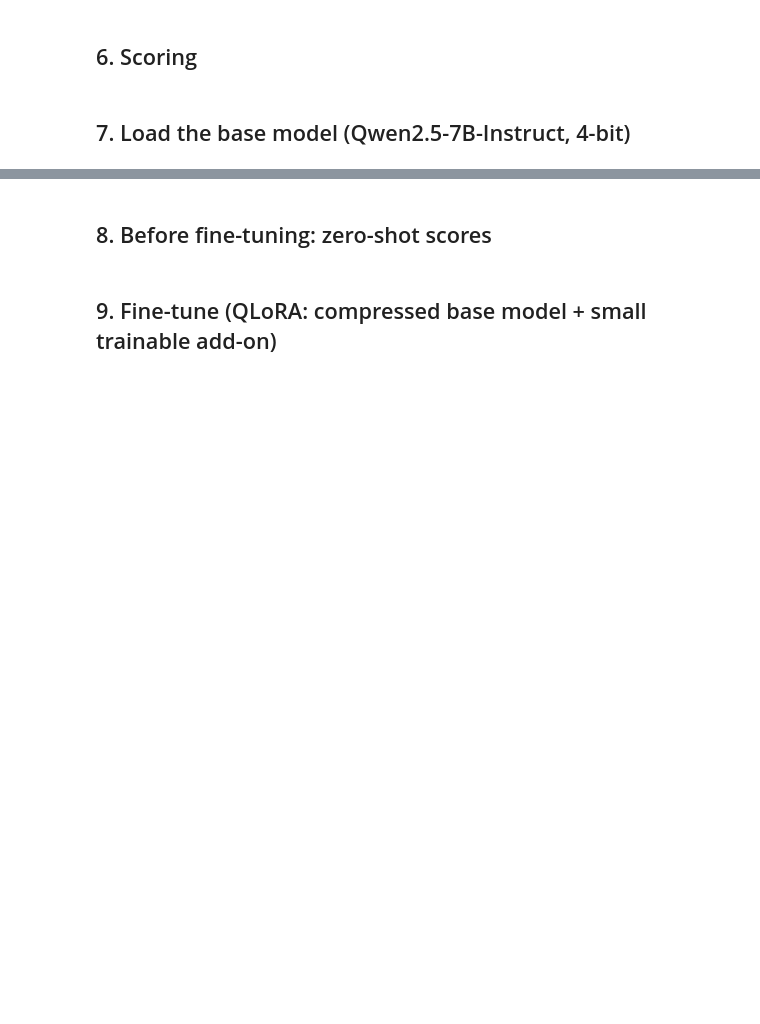
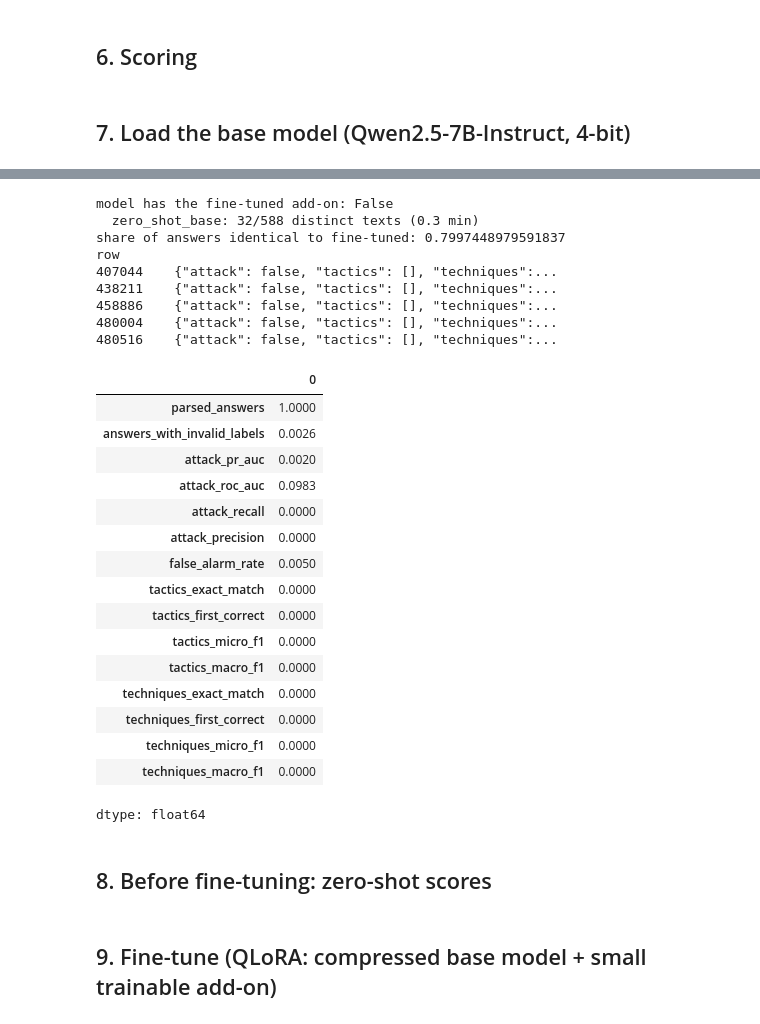
Before and after one commit to aakashvardhan/cyber-threat-detection, a Jupyter notebook: notebooks/fine_tuned_llm/UWF_LLM_Finetune.ipynb, the cells around one changed output, grey strips where cells are left out. Saved outputs shown, nothing was run; the diff lists cells and outputs as text; code cells hidden in the pictures; blank space fills up the shorter version.

```diff
--- a/notebooks/fine_tuned_llm/UWF_LLM_Finetune.ipynb
+++ b/notebooks/fine_tuned_llm/UWF_LLM_Finetune.ipynb
@@ -275,7 +311,8 @@ print(f"\nprompt length ≈ {len(SYSTEM_PROMPT) // 4 + 250} tokens")
 ## 6. Scoring
 # %%
 from sklearn.metrics import average_precision_score, f1_score, roc_auc_score
-
+import numpy as np
+import pandas as pd
 
 def score_predictions(pred: pd.DataFrame, frame: pd.DataFrame) -> dict:
     """pred: index aligned with frame; columns p_attack, attack_pred, tactics_pred, techniques_pred, parsed, invalid."""
@@ -295,8 +332,8 @@ def score_predictions(pred: pd.DataFrame, frame: pd.DataFrame) -> dict:
     }
     attacks = frame["attack"].to_numpy()
     for key, classes in [("tactics", TACTICS), ("techniques", TECHNIQUES)]:
-        true_lists = frame.loc[attacks, key].tolist()
-        pred_lists = pred.loc[attacks, f"{key}_pred"].tolist()
+        true_lists = [list(x) if isinstance(x, (list, np.ndarray, set)) else [] for x in frame.loc[attacks, key]]
+        pred_lists = [list(x) if isinstance(x, (list, np.ndarray, set)) else [] for x in pred.loc[attacks, f"{key}_pred"]]
         keep = [i for i, t in enumerate(true_lists) if t]
         if not keep:
             continue
@@ -307,29 +344,16 @@ def score_predictions(pred: pd.DataFrame, frame: pd.DataFrame) -> dict:
             for c in pred_lists[i]: P[row, index[c]] = 1
         present = Y.sum(0) > 0
         scores[f"{key}_exact_match"] = float(np.mean([set(true_lists[i]) == set(pred_lists[i]) for i in keep]))
-        scores[f"{key}_first_correct"] = float(np.mean([bool(pred_lists[i]) and pred_lists[i][0] in true_lists[i] for i in keep]))
+        scores[f"{key}_first_correct"] = float(np.mean([len(pred_lists[i]) > 0 and pred_lists[i][0] in true_lists[i] for i in keep]))
         scores[f"{key}_micro_f1"] = float(f1_score(Y, P, average="micro", zero_division=0))
         scores[f"{key}_macro_f1"] = float(f1_score(Y[:, present], P[:, present], average="macro", zero_division=0))
     return scores
-
-
-def per_technique(pred: pd.DataFrame, frame: pd.DataFrame) -> pd.DataFrame:
-    rows = []
-    attacks = frame["attack"].to_numpy()
-    for technique in sorted(set(t for ts in frame.loc[attacks, "techniques"] for t in ts)):
-        mask = frame["techniques"].map(lambda ts: technique in ts).to_numpy() & attacks
-        found = pred.loc[mask, "techniques_pred"].map(lambda ts: technique in ts)
-        rows.append({"technique": technique, "test_connections": int(mask.sum()),
-                     "learnable (in training data)": technique in learnable, "recall": float(found.mean())})
-    return pd.DataFrame(rows).sort_values("test_connections", ascending=False)
 # %% [markdown]
 ## 7. Load the base model (Qwen2.5-7B-Instruct, 4-bit)
 # %%
 if CFG["RUN_MODEL"]:
     import torch
     from unsloth import FastLanguageModel
-    from transformers.utils import logging as hf_logging
-    hf_logging.set_verbosity_error()        # hides the harmless "max_new_tokens and max_length" warning on every batch
 
     model, tokenizer = FastLanguageModel.from_pretrained(
         model_name=CFG["BASE_MODEL"], max_seq_length=CFG["MAX_SEQ_LEN"], load_in_4bit=True, dtype=None)
@@ -346,8 +370,6 @@ def run_model(frame: pd.DataFrame, label: str) -> pd.DataFrame:
     out_file = OUT_DIR / f"predictions_{label}.parquet"
     if out_file.exists():
         return pd.read_parquet(out_file).set_index("row")
-    has_add_on = any("lora_" in name for name, _ in model.named_parameters())
-    assert label != "zero_shot" or not has_add_on, "zero-shot needs the untrained model: restart the runtime and run sections 1-8 only"
     FastLanguageModel.for_inference(model)
     texts = frame["text"].tolist()
     unique = list(dict.fromkeys(texts))                     # score each distinct text once
@@ -382,3 +416,44 @@ def run_model(frame: pd.DataFrame, label: str) -> pd.DataFrame:
+# %%
+## zero-shot on the clean base model, saved under a new name so nothing old is reused
+has_add_on = any("lora_" in n for n, _ in model.named_parameters())
+print("model has the fine-tuned add-on:", has_add_on)
+assert not has_add_on, "restart the runtime and run sections 1-7 only before this cell"
+
+zero_pred = run_model(test_set, "zero_shot_base")
+zero_scores = score_predictions(zero_pred, test_set)
+json.dump(zero_scores, open(OUT_DIR / "scores_zero_shot.json", "w"), indent=1)
+
+f = pd.read_parquet(OUT_DIR / "predictions_fine_tuned.parquet").set_index("row")
+print("share of answers identical to fine-tuned:", (zero_pred.raw.values == f.loc[zero_pred.index, "raw"].values).mean())
+print(zero_pred.raw.head(5).to_string())
+display(pd.Series(zero_scores).round(4))
+# %% [output]
+model has the fine-tuned add-on: False
+  zero_shot_base: 32/588 distinct texts (0.3 min)
+share of answers identical to fine-tuned: 0.7997448979591837
+row
+407044    {"attack": false, "tactics": [], "techniques":...
+438211    {"attack": false, "tactics": [], "techniques":...
+458886    {"attack": false, "tactics": [], "techniques":...
+480004    {"attack": false, "tactics": [], "techniques":...
+480516    {"attack": false, "tactics": [], "techniques":...
+|  | 0 |
+| parsed_answers | 1.0000 |
+| answers_with_invalid_labels | 0.0026 |
+| attack_pr_auc | 0.0020 |
+| attack_roc_auc | 0.0983 |
+| attack_recall | 0.0000 |
+| attack_precision | 0.0000 |
+| false_alarm_rate | 0.0050 |
+| tactics_exact_match | 0.0000 |
+| tactics_first_correct | 0.0000 |
+| tactics_micro_f1 | 0.0000 |
+| tactics_macro_f1 | 0.0000 |
+| techniques_exact_match | 0.0000 |
+| techniques_first_correct | 0.0000 |
+| techniques_micro_f1 | 0.0000 |
+| techniques_macro_f1 | 0.0000 |
+dtype: float64
 # %% [markdown]
 ## 8. Before fine-tuning: zero-shot scores
 # %%
```
Also changed, not shown: parts of 9 cells of this notebook.
